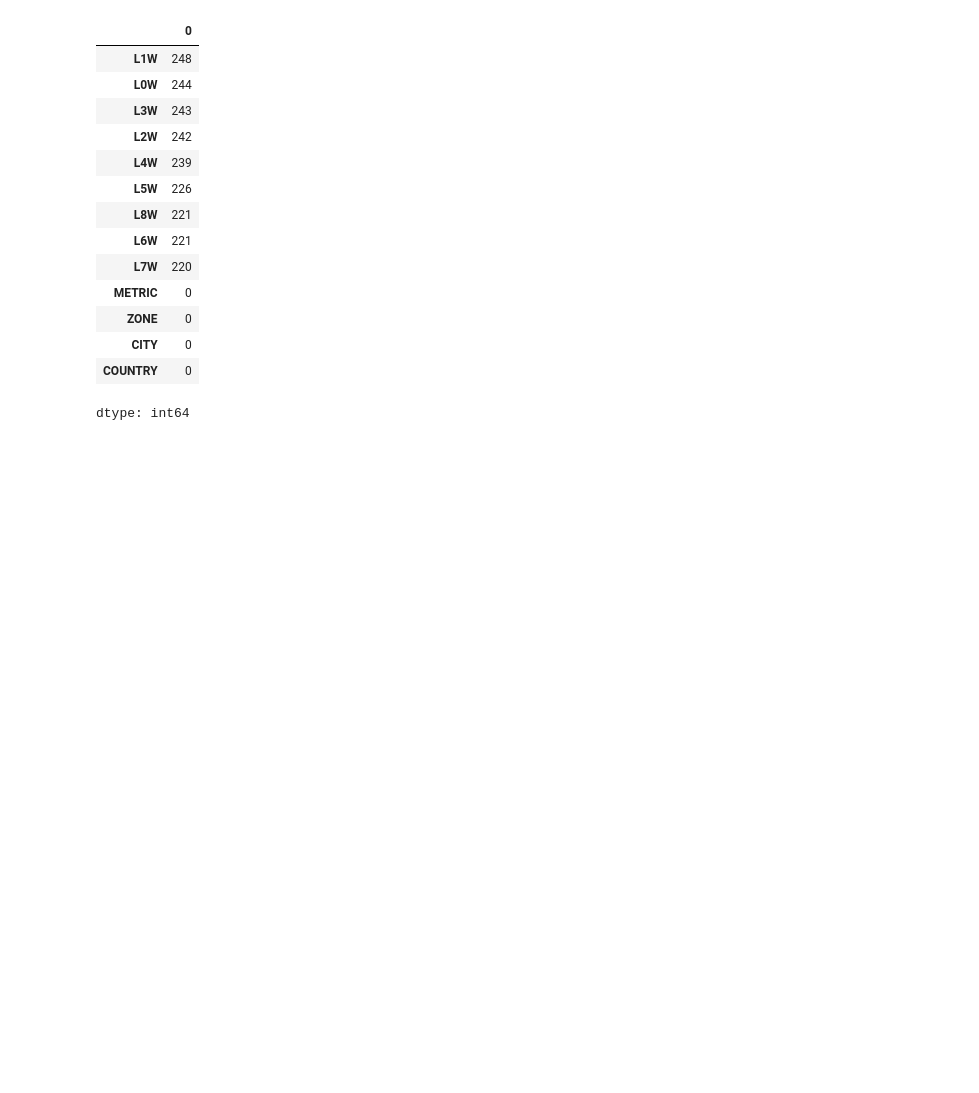
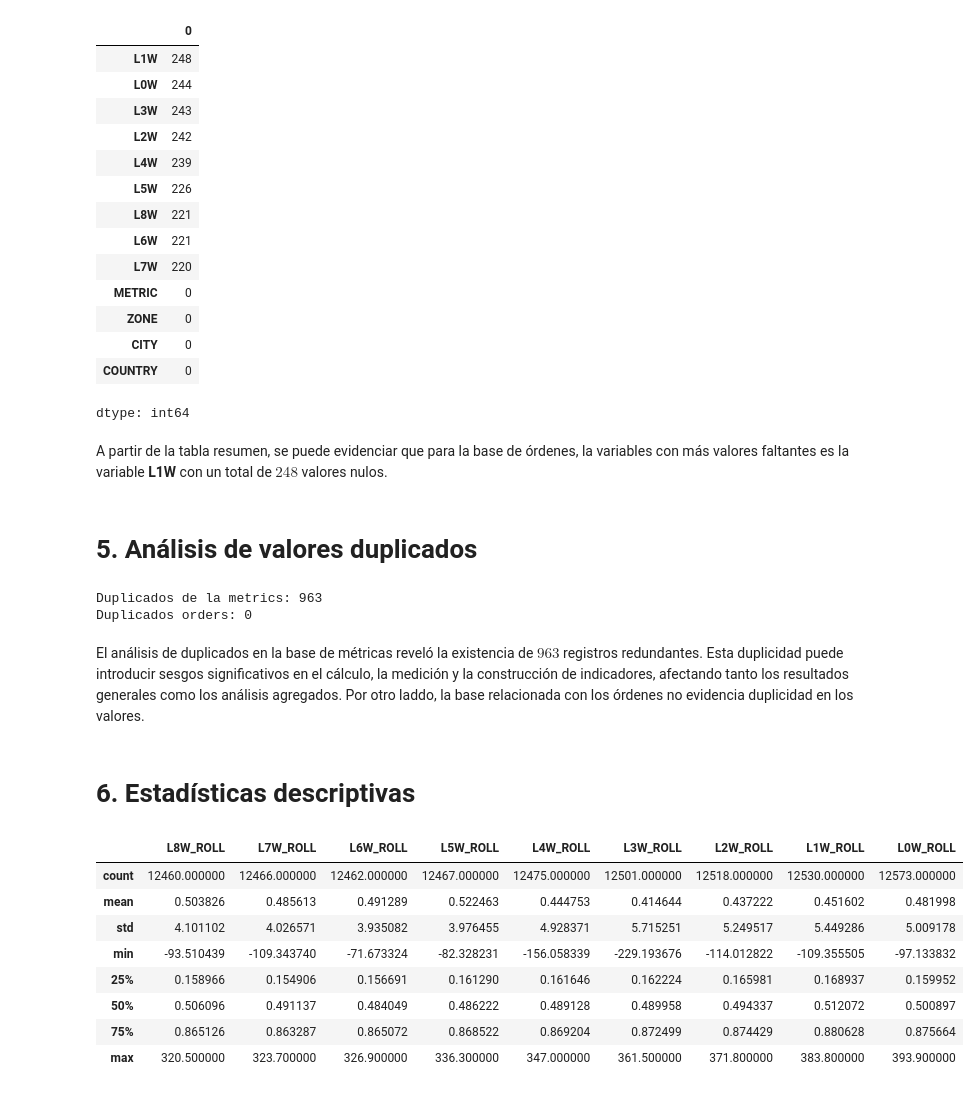
Before and after one commit to vichacker1234/Vicstatistics, a Jupyter notebook: notebooks/01_data_processing.ipynb, the cells around one changed output. Drawn from its saved outputs; the diff is of its cells as text; code cells hidden in the pictures; blank space fills up the shorter version.

```diff
--- a/notebooks/01_data_processing.ipynb
+++ b/notebooks/01_data_processing.ipynb
@@ -158,3 +160,31 @@ df_raw_orders.isna().sum().sort_values(ascending=False)
 | CITY | 0 |
 | COUNTRY | 0 |
 dtype: int64
+# %% [markdown]
+A partir de la tabla resumen, se puede evidenciar que  para la base de órdenes, la variables con más valores faltantes es la variable **L1W** con un total de $248$ valores nulos.
+# %% [markdown]
+#  **5. Análisis de valores duplicados**
+# %%
+## Analizar el valore de los duplicados de cada una de las base
+print("Duplicados de la metricas:", df_metricas_input.duplicated().sum())
+print("Duplicados orders:", df_raw_orders.duplicated().sum())
+# %% [output]
+Duplicados de la metrics: 963
+Duplicados orders: 0
+# %% [markdown]
+El análisis de duplicados en la base de métricas reveló la existencia de $963$ registros redundantes. Esta duplicidad puede introducir sesgos significativos en el cálculo, la medición y la construcción de indicadores, afectando tanto los resultados generales como los análisis agregados. Por otro laddo, la base relacionada con los órdenes no evidencia duplicidad en los valores.
+# %% [markdown]
+# **6. Estadísticas descriptivas**
+# %%
+#Estadísticas descriptivas de la base de métricas
+df_metricas_input.describe()
+# %% [output]
+|  | L8W_ROLL | L7W_ROLL | L6W_ROLL | L5W_ROLL | L4W_ROLL | L3W_ROLL | L2W_ROLL | L1W_ROLL | L0W_ROLL |
+| count | 12460.000000 | 12466.000000 | 12462.000000 | 12467.000000 | 12475.000000 | 12501.000000 | 12518.000000 | 12530.000000 | 12573.000000 |
+| mean | 0.503826 | 0.485613 | 0.491289 | 0.522463 | 0.444753 | 0.414644 | 0.437222 | 0.451602 | 0.481998 |
+| std | 4.101102 | 4.026571 | 3.935082 | 3.976455 | 4.928371 | 5.715251 | 5.249517 | 5.449286 | 5.009178 |
+| min | -93.510439 | -109.343740 | -71.673324 | -82.328231 | -156.058339 | -229.193676 | -114.012822 | -109.355505 | -97.133832 |
+| 25% | 0.158966 | 0.154906 | 0.156691 | 0.161290 | 0.161646 | 0.162224 | 0.165981 | 0.168937 | 0.159952 |
+| 50% | 0.506096 | 0.491137 | 0.484049 | 0.486222 | 0.489128 | 0.489958 | 0.494337 | 0.512072 | 0.500897 |
+| 75% | 0.865126 | 0.863287 | 0.865072 | 0.868522 | 0.869204 | 0.872499 | 0.874429 | 0.880628 | 0.875664 |
+| max | 320.500000 | 323.700000 | 326.900000 | 336.300000 | 347.000000 | 361.500000 | 371.800000 | 383.800000 | 393.900000 |
```
Also changed, not shown: parts of 9 cells of this notebook.
